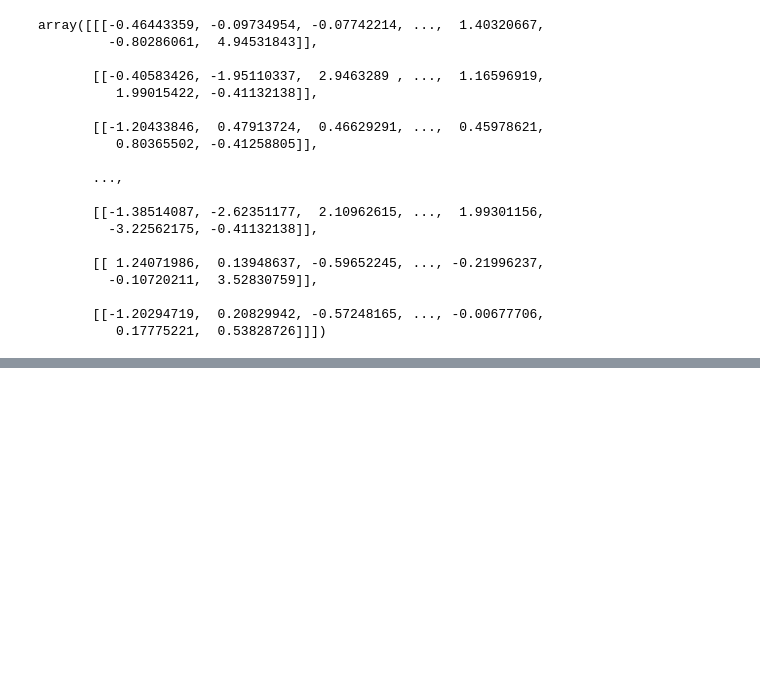
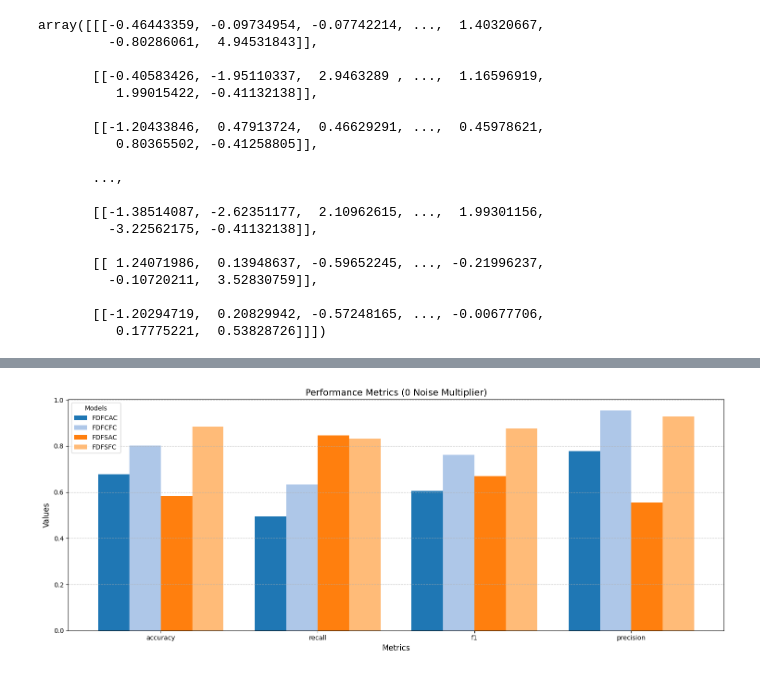
Before and after one commit to helios190/Skripsi_Federated_Learning, a Jupyter notebook: testing.ipynb, the cells around one changed output, grey strips where cells are left out. Cells and saved outputs as stored; diff of their text form; code cells hidden in the pictures; blank space fills up the shorter version.

```diff
--- a/testing.ipynb
+++ b/testing.ipynb
@@ -453,0 +631,62 @@ x_train
+# %%
+df_FDFCAC_0 = pd.read_csv('./results/FDFCAC/FDFCAC_0_50.csv')
+df_FDFCFC_0 = pd.read_csv('./results/FDFCFC/FDFCFC_0_50.csv')
+df_FDFSAC_0 = pd.read_csv('./results/FDFSAC/FDFSAC_0_50.csv')
+df_FDFSFC_0 = pd.read_csv('./results/FDFSFC/FDFSFC_0_50.csv')
+df_FDFCAC_0 = df_FDFCAC_0.dropna(subset=['accuracy'])
+df_FDFCFC_0 = df_FDFCFC_0.dropna(subset=['accuracy'])
+df_FDFSAC_0 = df_FDFSAC_0.dropna(subset=['accuracy'])
+df_FDFSFC_0 = df_FDFSFC_0.dropna(subset=['accuracy'])
+df_FDFCAC = df_FDFCAC_0[['accuracy', 'recall', 'f1', 'precision']].rename(
+    columns=lambda col: f"FDFCAC_{col}")
+df_FDFCF = df_FDFCFC_0[['accuracy', 'recall', 'f1', 'precision']].rename(
+    columns=lambda col: f"FDFCFC_{col}")
+df_FDFSAC = df_FDFSAC_0[['accuracy', 'recall', 'f1', 'precision']].rename(
+    columns=lambda col: f"FDFSAC_{col}")
+df_FDFSFC = df_FDFSFC_0[['accuracy', 'recall', 'f1', 'precision']].rename(
+    columns=lambda col: f"FDFSFC_{col}")
+
+# Merge the datasets side-by-side
+merged_df = pd.concat([df_FDFCAC, df_FDFCF, df_FDFSAC, df_FDFSFC], axis=1)
+import matplotlib.pyplot as plt
+import numpy as np
+
+# Assuming merged_df is already defined
+last_row = merged_df.iloc[-1]
+
+# Prepare data for visualization
+models = ['FDFCAC', 'FDFCFC', 'FDFSAC', 'FDFSFC']
+metrics = ['accuracy', 'recall', 'f1', 'precision']
+values = []
+
+# Extract metric values for each model
+for model in models:
+    model_values = [last_row[f"{model}_{metric}"] for metric in metrics]
+    values.append(model_values)
+
+# Define the color scheme (customizable)
+colors = ['#1f77b4', '#aec7e8', '#ff7f0e', '#ffbb78']  # Blue and orange shades
+
+# Plot bar charts
+x = np.arange(len(metrics))  # x positions for metrics
+width = 0.2  # Width of each bar
+
+fig, ax = plt.subplots(figsize=(15, 6))
+
+# Add bars for each model
+for i, (model, color) in enumerate(zip(models, colors)):
+    ax.bar(x + i * width, values[i], width, label=model, color=color)
+
+# Add labels, title, legend, and grid
+ax.set_xlabel('Metrics', fontsize=12)
+ax.set_ylabel('Values', fontsize=12)
+ax.set_title('Performance Metrics (0 Noise Multiplier)', fontsize=14)
+ax.set_xticks(x + width * (len(models) - 1) / 2)
+ax.set_xticklabels(metrics, fontsize=10)
+ax.legend(title="Models", fontsize=10)
+ax.grid(axis='y', linestyle='--', alpha=0.7)
+
+plt.tight_layout()
+plt.show()
+# %% [output]
+[figure, added]
```
Also changed, not shown: parts of 24 cells of this notebook, 50 other files.
